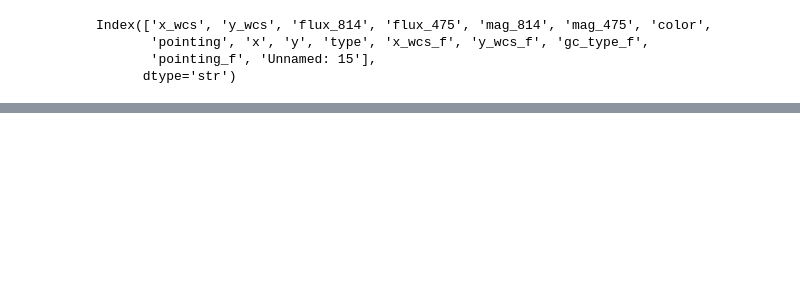
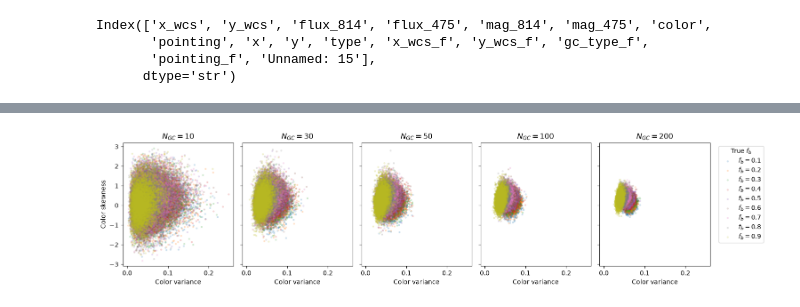
Before and after one commit to Pommers/Coma-GCS-colors, a Jupyter notebook: 04_PBlue_fb_color_shift_cal.ipynb, the cells around one changed output, grey strips where cells are left out. Drawn from its saved outputs; the diff is of its cells as text; code cells hidden in the pictures; blank space fills up the shorter version.

```diff
--- a/04_PBlue_fb_color_shift_cal.ipynb
+++ b/04_PBlue_fb_color_shift_cal.ipynb
@@ -438,0 +1119,41 @@ data["Pblue"] = Pblue_all
+# %%
+N_show = [10, 30, 50, 100, 200]
+
+fig, axes = plt.subplots(
+    1, len(N_show),
+    figsize=(15, 3.5),
+    constrained_layout=True,
+    sharex=True,
+    sharey=True,
+)
+
+for ax, N in zip(axes, N_show):
+
+    sub_N = fb_C_shift_w_NGC_df[
+        fb_C_shift_w_NGC_df["N_GC"] == N
+    ]
+
+    for fb, group in sub_N.groupby("f_blue_true"):
+
+        ax.scatter(
+            group["color_var"],
+            group["color_skew"],
+            s=5,
+            alpha=0.15,
+            label=fr"$f_b={fb:.1f}$"
+        )
+
+    ax.set_title(fr"$N_{{GC}}={N}$")
+    ax.set_xlabel("Color variance")
+
+axes[0].set_ylabel("Color skewness")
+
+axes[-1].legend(
+    title=r"True $f_b$",
+    bbox_to_anchor=(1.05, 1),
+    loc="upper left"
+)
+
+plt.show()
+# %% [output]
+[figure, added]
```
Also changed, not shown: parts of 41 cells of this notebook.
